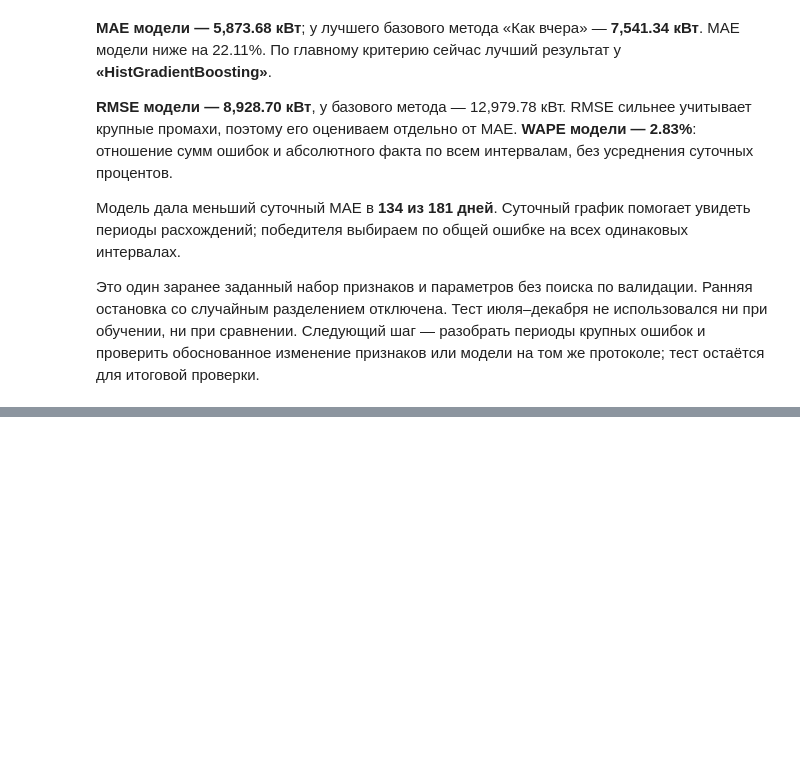
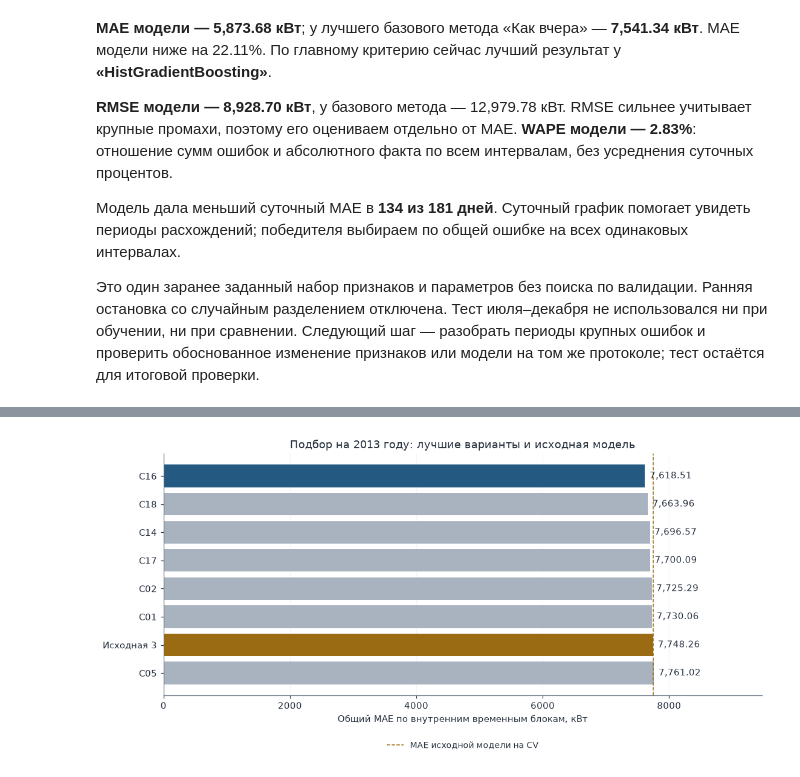
Before and after one commit to vladmaksurov-ai/ElectricityLoad, a Jupyter notebook: notebooks/ML_ElectricityLoad.ipynb, the cells around one changed output, grey strips where cells are left out. Saved outputs shown, nothing was run; the diff lists cells and outputs as text; code cells hidden in the pictures; blank space fills up the shorter version.

Commit message:
Эксперимент 3.1: подбор параметров HistGradientBoosting

```diff
--- a/notebooks/ML_ElectricityLoad.ipynb
+++ b/notebooks/ML_ElectricityLoad.ipynb
@@ -423,0 +452,34 @@ display(Markdown(format_boosting_conclusions(experiment3)))
+# %%
+from src.ml_tuning import (
+    TUNED_METHOD, TUNED_LABEL, ORIGINAL_LABEL, search_boosting_parameters,
+    evaluate_tuned_boosting, save_tuned_boosting_results,
+)
+from src.ml_tuning_reporting import (
+    get_tuning_fold_table, get_tuning_leaderboard, get_tuned_parameter_table,
+    get_tuning_fold_comparison, plot_tuning_search, get_tuned_validation_comparison,
+    plot_tuned_validation_comparison, format_tuning_conclusions,
+)
+
+N_CANDIDATES = 25
+SEARCH_RANDOM_STATE = 42
+PARAMETER_SPACE = {
+    "max_leaf_nodes": [7, 15, 31, 63],
+    "min_samples_leaf": [15, 30, 60, 120],
+    "learning_rate": [0.03, 0.05, 0.1],
+    "max_iter": [200, 300, 500],
+    "l2_regularization": [0.0, 1.0, 10.0],
+}
+CV_WINDOWS = (
+    ("2013-01-01", "2013-04-01"),
+    ("2013-04-01", "2013-07-01"),
+    ("2013-07-01", "2013-10-01"),
+    ("2013-10-01", "2014-01-01"),
+)
+TUNING_OUTPUT_DIR = project_root / "data" / "ml" / "hgb_tuning_3_1"
+# %%
+search3_1 = search_boosting_parameters(
+    train["total_power_kw"], HGB_PARAMETERS, PARAMETER_SPACE, CV_WINDOWS,
+    n_candidates=N_CANDIDATES, random_state=SEARCH_RANDOM_STATE,
+    interval_minutes=INTERVAL_MINUTES, output_dir=TUNING_OUTPUT_DIR,
+)
+display(get_tuning_fold_table(search3_1))
@@ -423,0 +512,5 @@ display(Markdown(format_boosting_conclusions(experiment3)))
+# %%
+fig, ax = plot_tuning_search(search3_1)
+plt.show()
+# %% [output]
+[figure, added]
```
Also changed, not shown: parts of 14 cells of this notebook, 4 other files.
